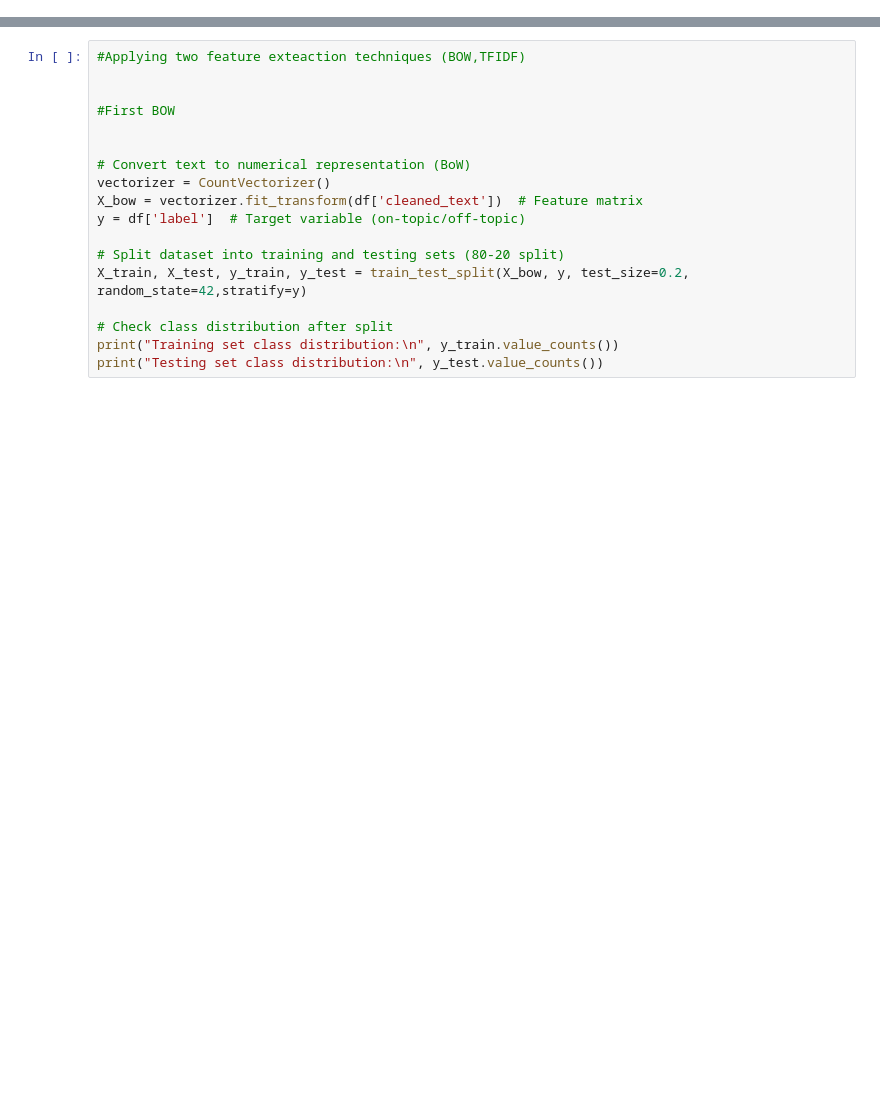
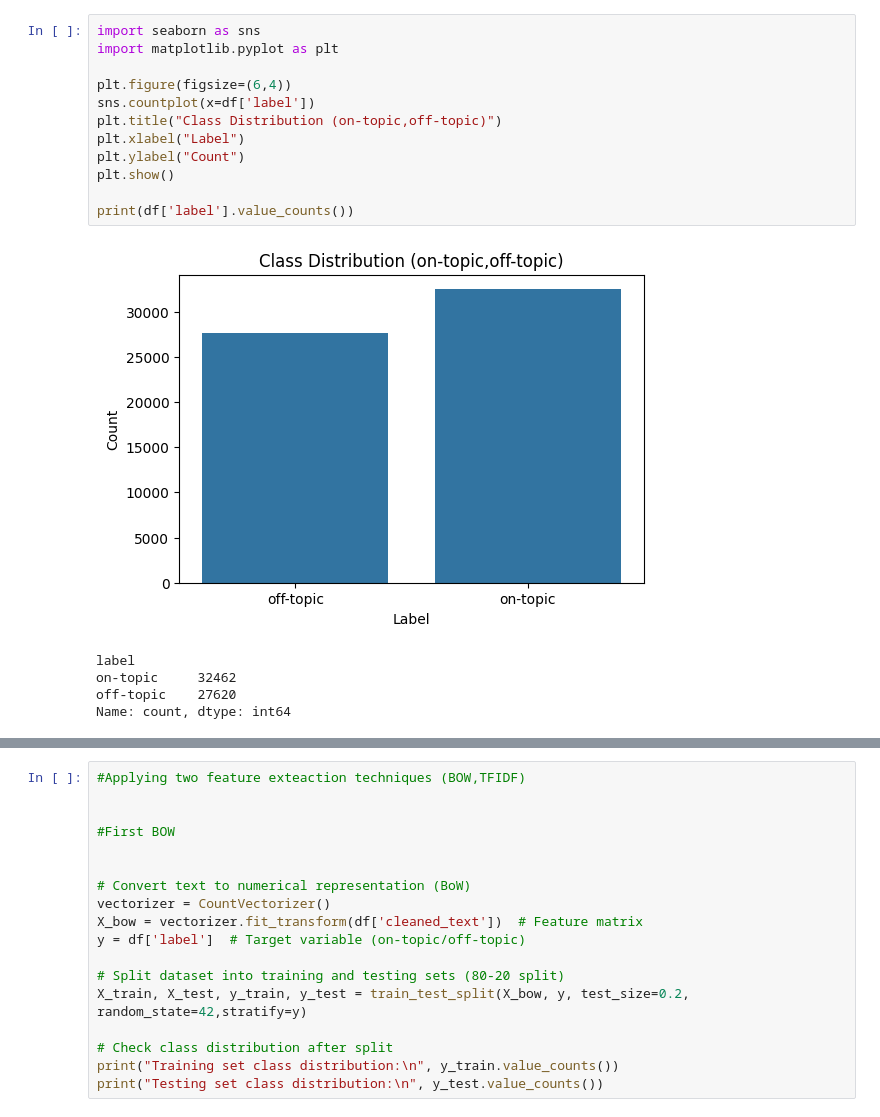
Before and after one commit to CHARVI1809/Diasaster-Relief-Information-Extraction, a Jupyter notebook: notebook/Disaster relief info extraction.ipynb, the cells around one changed output, grey strips where cells are left out. Drawn from its saved outputs; the diff is of its cells as text; blank space fills up the shorter version.

```diff
--- a/notebook/Disaster relief info extraction.ipynb
+++ b/notebook/Disaster relief info extraction.ipynb
@@ -35,0 +65,18 @@ df['cleaned_text'] = df['tweet'].apply(clean_text)
+# %%
+import seaborn as sns
+import matplotlib.pyplot as plt
+
+plt.figure(figsize=(6,4))
+sns.countplot(x=df['label'])
+plt.title("Class Distribution (on-topic,off-topic)")
+plt.xlabel("Label")
+plt.ylabel("Count")
+plt.show()
+
+print(df['label'].value_counts())
+# %% [output]
+[figure, added]
+label
+on-topic     32462
+off-topic    27620
+Name: count, dtype: int64
```
Also changed, not shown: parts of 7 cells of this notebook, 2 other files.
